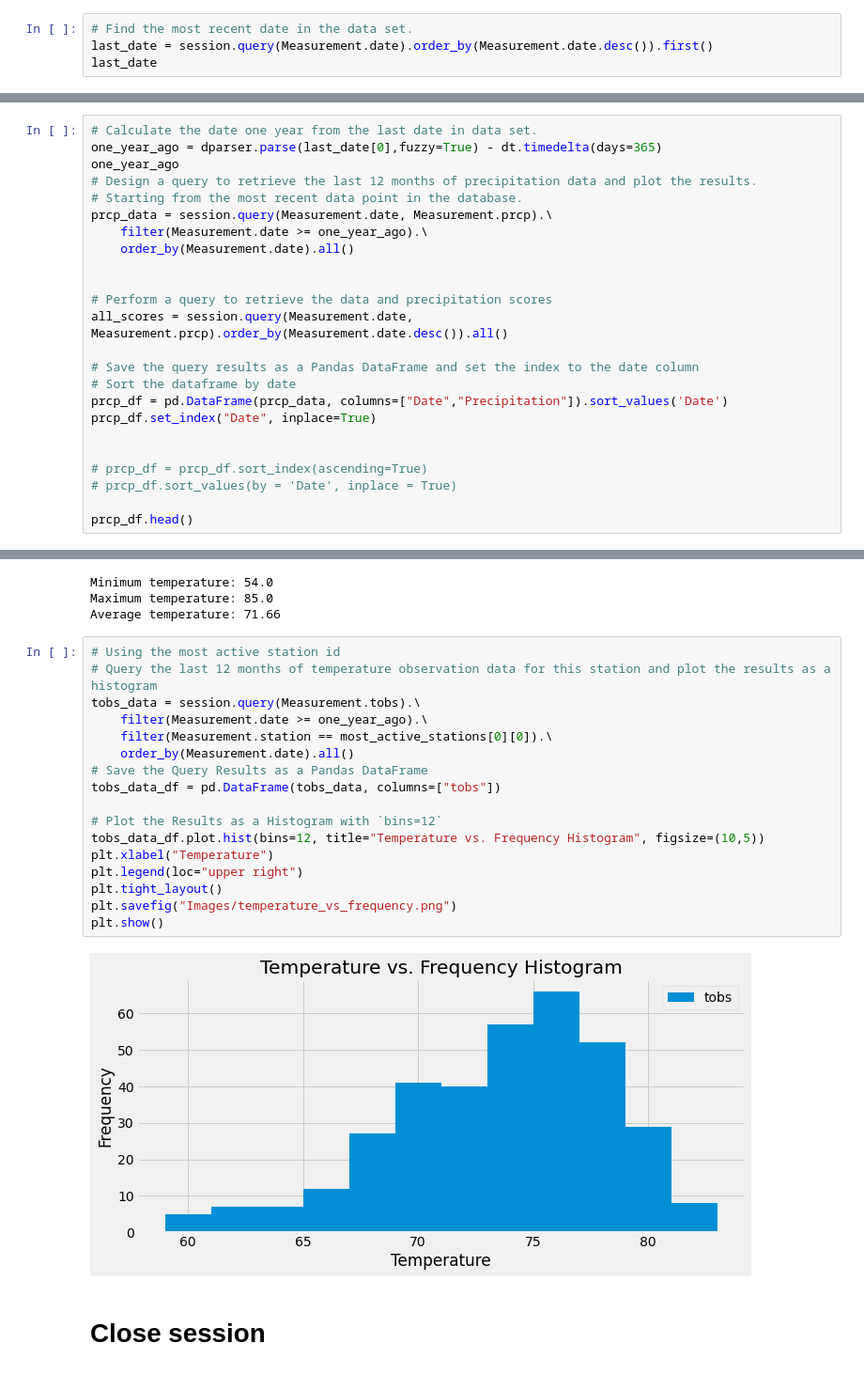
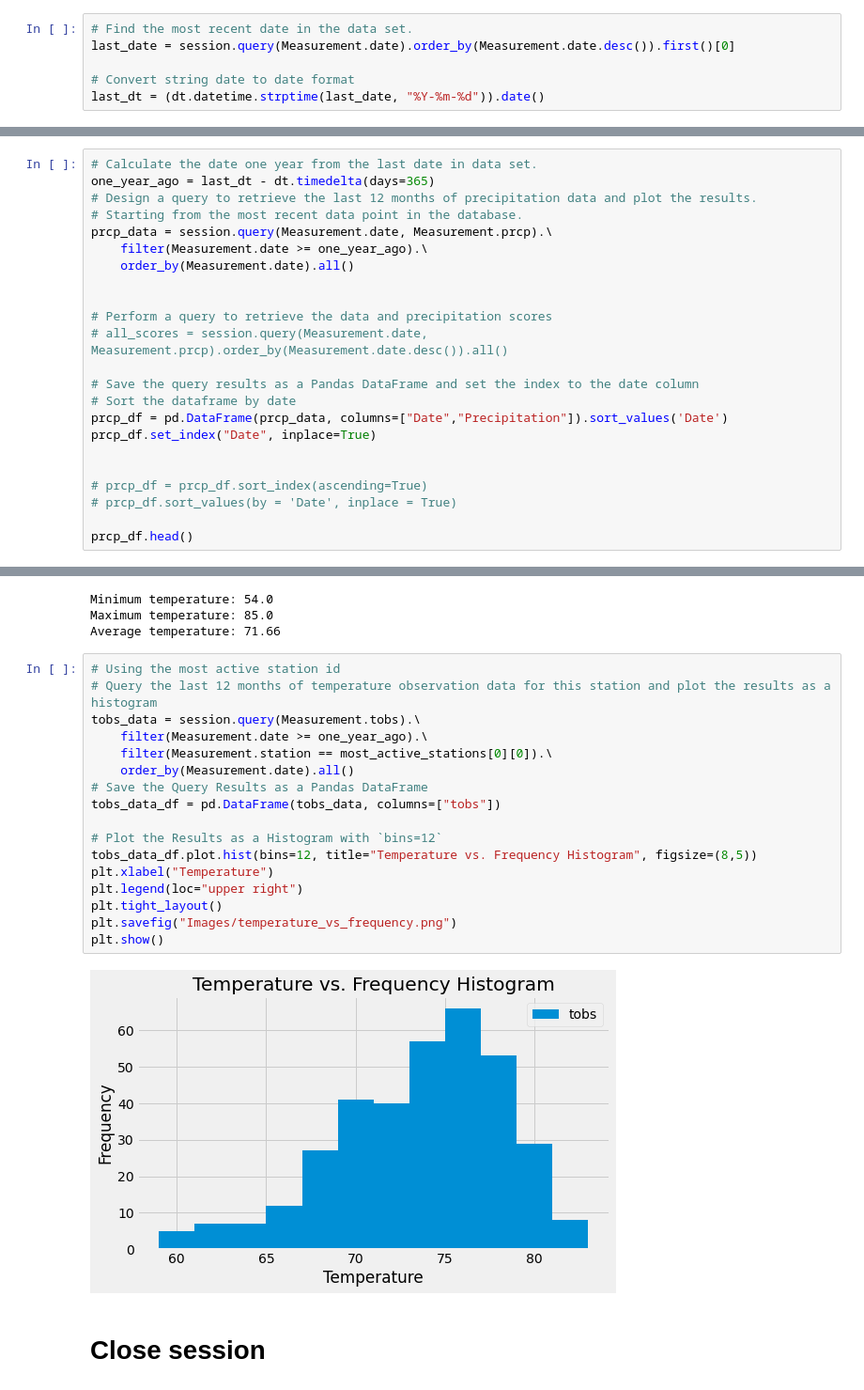
Before and after one commit to mirahmed07/sqlalchemy-challenge, a Jupyter notebook: climate_starter.ipynb, the cells around one changed output, grey strips where cells are left out. Shown: that part at 94% size. Cells and saved outputs as stored; diff of their text form.

```diff
--- a/climate_starter.ipynb
+++ b/climate_starter.ipynb
@@ -51,5 +50,7 @@ tobs FLOAT
 # Exploratory Precipitation Analysis
 # %%
 # Find the most recent date in the data set.
-last_date = session.query(Measurement.date).order_by(Measurement.date.desc()).first()
-last_date
+last_date = session.query(Measurement.date).order_by(Measurement.date.desc()).first()[0]
+
+# Convert string date to date format
+last_dt = (dt.datetime.strptime(last_date, "%Y-%m-%d")).date()
@@ -63,7 +57,6 @@ one_year_ago.year
 # %%
 # Calculate the date one year from the last date in data set.
-one_year_ago = dparser.parse(last_date[0],fuzzy=True) - dt.timedelta(days=365)
-one_year_ago
+one_year_ago = last_dt - dt.timedelta(days=365)
 # Design a query to retrieve the last 12 months of precipitation data and plot the results.
 # Starting from the most recent data point in the database.
 prcp_data = session.query(Measurement.date, Measurement.prcp).\
@@ -72,7 +65,7 @@ prcp_data = session.query(Measurement.date, Measurement.prcp).\
 
 
 # Perform a query to retrieve the data and precipitation scores
-all_scores = session.query(Measurement.date, Measurement.prcp).order_by(Measurement.date.desc()).all()
+# all_scores = session.query(Measurement.date, Measurement.prcp).order_by(Measurement.date.desc()).all()
 
 # Save the query results as a Pandas DataFrame and set the index to the date column
 # Sort the dataframe by date
@@ -197,22 +190,22 @@ Average temperature: 71.66
 # %%
 # Using the most active station id
 # Query the last 12 months of temperature observation data for this station and plot the results as a histogram
 tobs_data = session.query(Measurement.tobs).\
     filter(Measurement.date >= one_year_ago).\
     filter(Measurement.station == most_active_stations[0][0]).\
     order_by(Measurement.date).all()
 # Save the Query Results as a Pandas DataFrame
 tobs_data_df = pd.DataFrame(tobs_data, columns=["tobs"])
 
 # Plot the Results as a Histogram with `bins=12`
-tobs_data_df.plot.hist(bins=12, title="Temperature vs. Frequency Histogram", figsize=(10,5))
+tobs_data_df.plot.hist(bins=12, title="Temperature vs. Frequency Histogram", figsize=(8,5))
 plt.xlabel("Temperature")
 plt.legend(loc="upper right")
 plt.tight_layout()
 plt.savefig("Images/temperature_vs_frequency.png")
 plt.show()
 # %% [output]
-[figure, old version]
+[figure, new version]
 # %% [markdown]
 # Close session
 # %%
```
Also changed, not shown: parts of 6 cells of this notebook, 4 other files.
